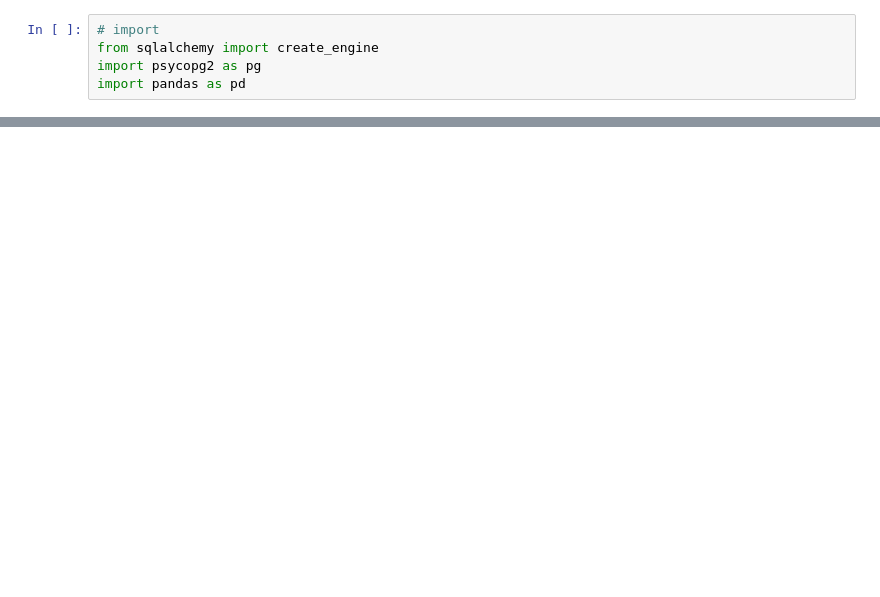
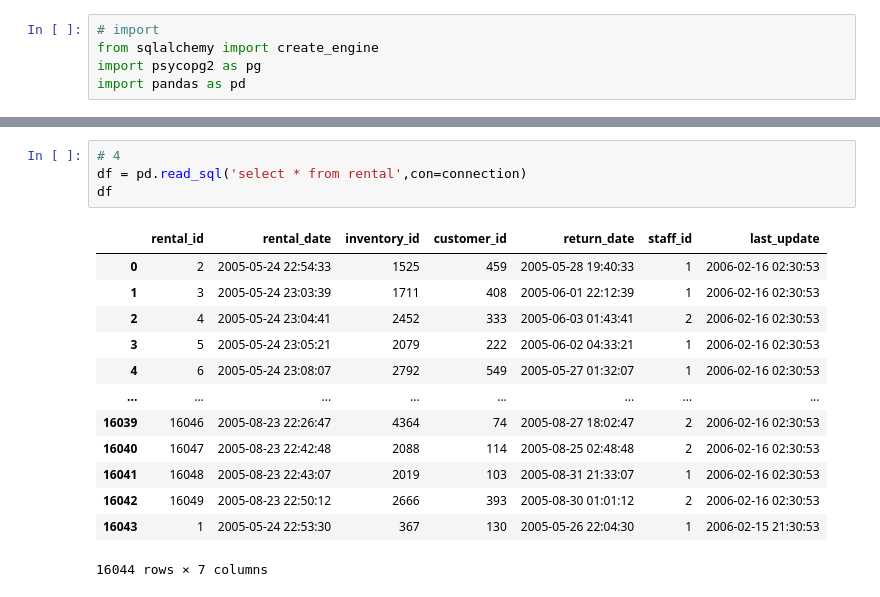
Before and after one commit to orzelAr3k/AnalizaIBazyDanych, a Jupyter notebook: Lab3/Lab3.ipynb, the cells around one changed output, grey strips where cells are left out. Drawn from its saved outputs; the diff is of its cells as text; blank space fills up the shorter version.

```diff
--- a/Lab3/Lab3.ipynb
+++ b/Lab3/Lab3.ipynb
@@ -33,0 +77,18 @@ print(df)
+# %%
+# 4
+df = pd.read_sql('select * from rental',con=connection)
+df
+# %% [output]
+|  | rental_id | rental_date | inventory_id | customer_id | return_date | staff_id | last_update |
+| 0 | 2 | 2005-05-24 22:54:33 | 1525 | 459 | 2005-05-28 19:40:33 | 1 | 2006-02-16 02:30:53 |
+| 1 | 3 | 2005-05-24 23:03:39 | 1711 | 408 | 2005-06-01 22:12:39 | 1 | 2006-02-16 02:30:53 |
+| 2 | 4 | 2005-05-24 23:04:41 | 2452 | 333 | 2005-06-03 01:43:41 | 2 | 2006-02-16 02:30:53 |
+| 3 | 5 | 2005-05-24 23:05:21 | 2079 | 222 | 2005-06-02 04:33:21 | 1 | 2006-02-16 02:30:53 |
+| 4 | 6 | 2005-05-24 23:08:07 | 2792 | 549 | 2005-05-27 01:32:07 | 1 | 2006-02-16 02:30:53 |
+| ... | ... | ... | ... | ... | ... | ... | ... |
+| 16039 | 16046 | 2005-08-23 22:26:47 | 4364 | 74 | 2005-08-27 18:02:47 | 2 | 2006-02-16 02:30:53 |
+| 16040 | 16047 | 2005-08-23 22:42:48 | 2088 | 114 | 2005-08-25 02:48:48 | 2 | 2006-02-16 02:30:53 |
+| 16041 | 16048 | 2005-08-23 22:43:07 | 2019 | 103 | 2005-08-31 21:33:07 | 1 | 2006-02-16 02:30:53 |
+| 16042 | 16049 | 2005-08-23 22:50:12 | 2666 | 393 | 2005-08-30 01:01:12 | 2 | 2006-02-16 02:30:53 |
+| 16043 | 1 | 2005-05-24 22:53:30 | 367 | 130 | 2005-05-26 22:04:30 | 1 | 2006-02-15 21:30:53 |
+16044 rows × 7 columns
```
Also changed, not shown: parts of 6 cells of this notebook.
